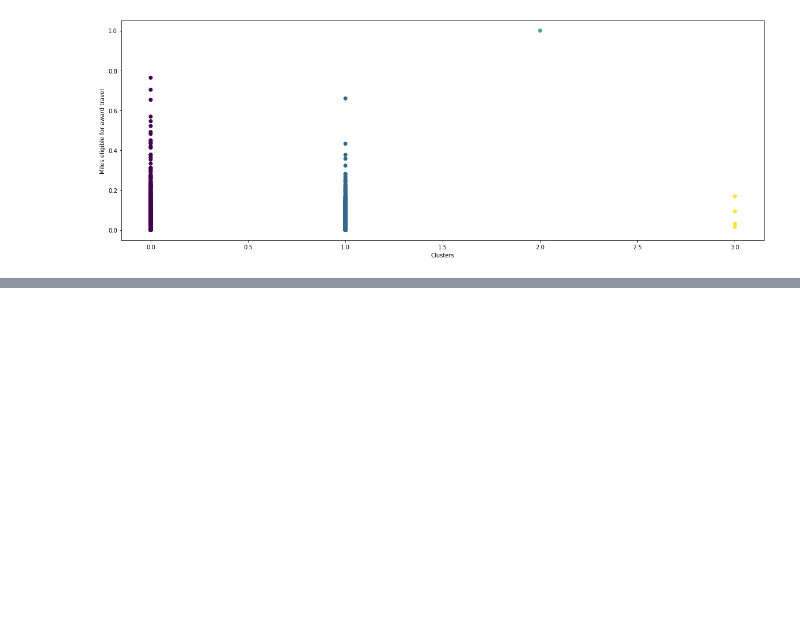
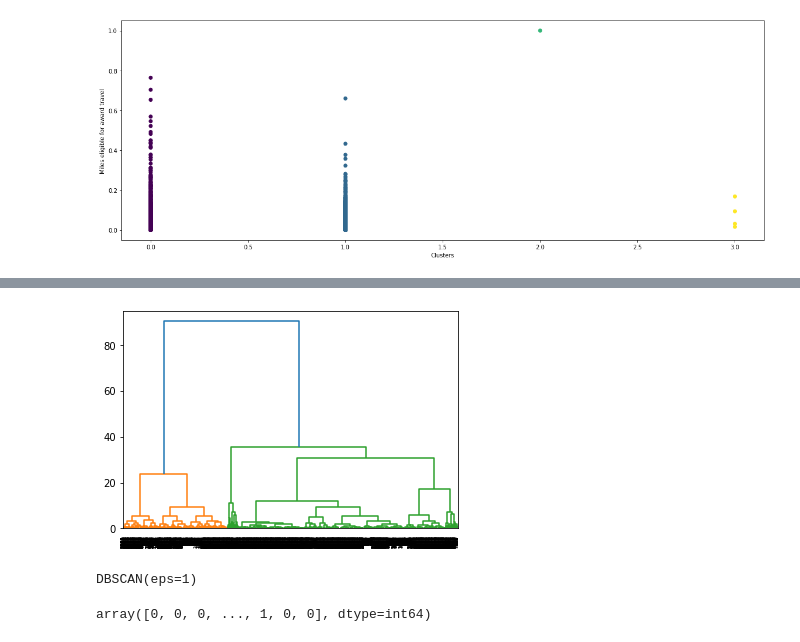
Before and after one commit to Himangi-77/excelR-assignments, a Jupyter notebook: ASSIGNMENT7_CLUSTERING_AIRLINES-checkpoint.ipynb, the cells around one changed output, grey strips where cells are left out. Drawn from its saved outputs; the diff is of its cells as text; code cells hidden in the pictures; blank space fills up the shorter version.

```diff
--- a/ASSIGNMENT7_CLUSTERING_AIRLINES-checkpoint.ipynb
+++ b/ASSIGNMENT7_CLUSTERING_AIRLINES-checkpoint.ipynb
@@ -95,0 +135,2 @@ plt.show()
+# %%
+airlines_norm['K_New_Cluster_ID']=new_cluster.labels_
@@ -95,0 +203,3 @@ plt.show()
+# %%
+array=airlines_norm.iloc[:,1:].values
+array
@@ -95,0 +220,13 @@ plt.show()
+# %%
+dendrogram = sch.dendrogram(sch.linkage(array,method='ward'))
+# %% [output]
+[figure, added]
+# %%
+dbscan = DBSCAN(eps=1,min_samples=5)
+dbscan.fit(array)
+# %% [output]
+DBSCAN(eps=1)
+# %%
+dbscan.labels_
+# %% [output]
+array([0, 0, 0, ..., 1, 0, 0], dtype=int64)
```
Also changed, not shown: parts of 19 cells of this notebook.
